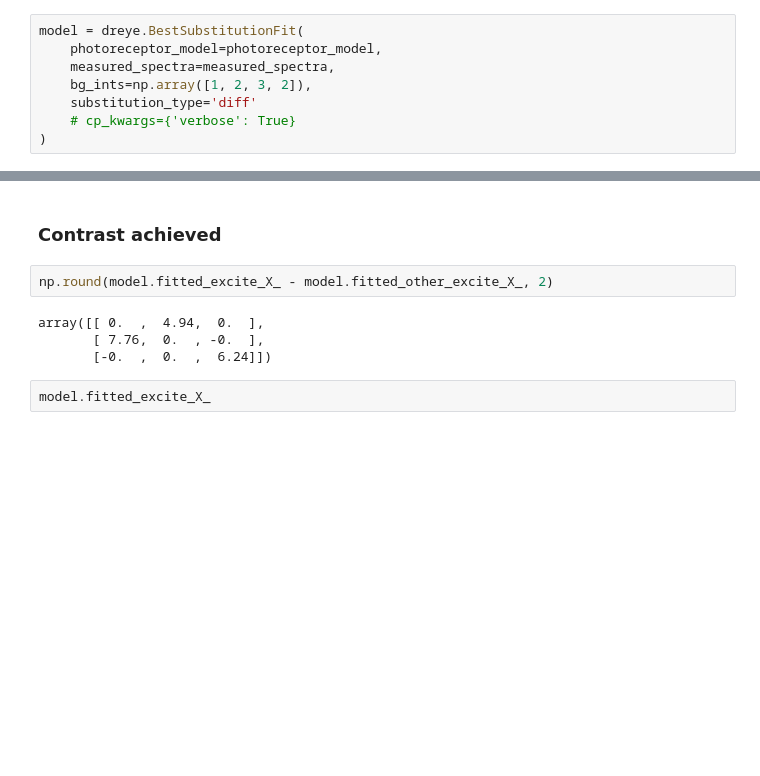
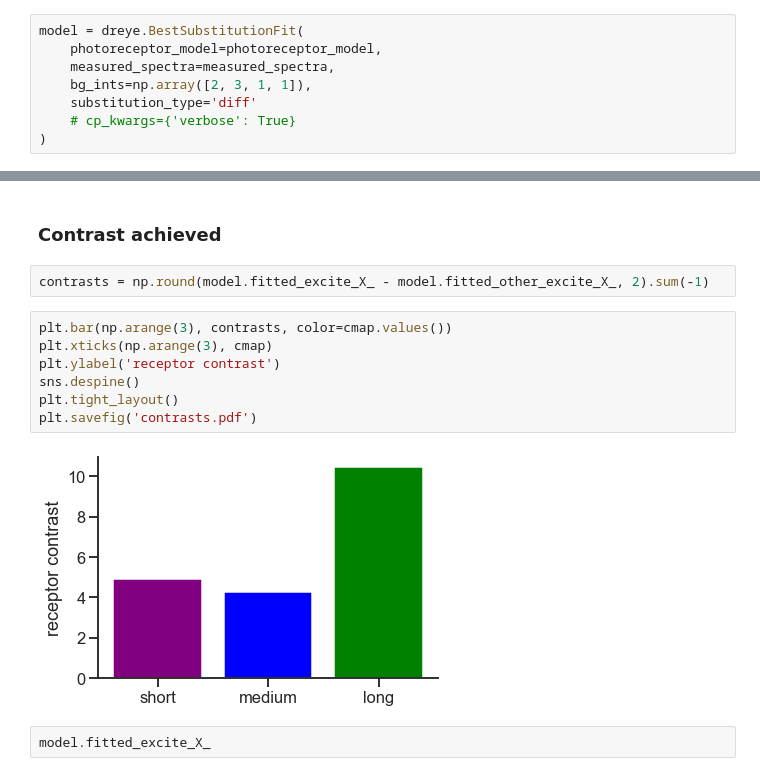
Before and after one commit to neuralsignal/dreye, a Jupyter notebook: tutorials/silent_substitution.ipynb, the cells around one changed output, grey strips where cells are left out. Cells and saved outputs as stored; diff of their text form; blank space fills up the shorter version.

```diff
--- a/tutorials/silent_substitution.ipynb
+++ b/tutorials/silent_substitution.ipynb
@@ -65,7 +75,7 @@ photoreceptor_model = dreye.LinearPhotoreceptor(sensitivity)
 model = dreye.BestSubstitutionFit(
     photoreceptor_model=photoreceptor_model,
     measured_spectra=measured_spectra,
-    bg_ints=np.array([1, 2, 3, 2]),
+    bg_ints=np.array([2, 3, 1, 1]),
     substitution_type='diff'
     # cp_kwargs={'verbose': True}
 )
@@ -78,11 +88,16 @@ BestSubstitutionFit(bg_ints=array([1, 2, 3, 2]),
 # %% [markdown]
 ### Contrast achieved
 # %%
-np.round(model.fitted_excite_X_ - model.fitted_other_excite_X_, 2)
+contrasts = np.round(model.fitted_excite_X_ - model.fitted_other_excite_X_, 2).sum(-1)
-# %% [output]
-array([[ 0.  ,  4.94,  0.  ],
-       [ 7.76,  0.  , -0.  ],
-       [-0.  ,  0.  ,  6.24]])
+# %%
+plt.bar(np.arange(3), contrasts, color=cmap.values())
+plt.xticks(np.arange(3), cmap)
+plt.ylabel('receptor contrast')
+sns.despine()
+plt.tight_layout()
+plt.savefig('contrasts.pdf')
+# %% [output]
+[figure, added]
 # %%
 model.fitted_excite_X_
 # %% [output]
```
Also changed, not shown: parts of 6 cells of this notebook, 23 other files.
